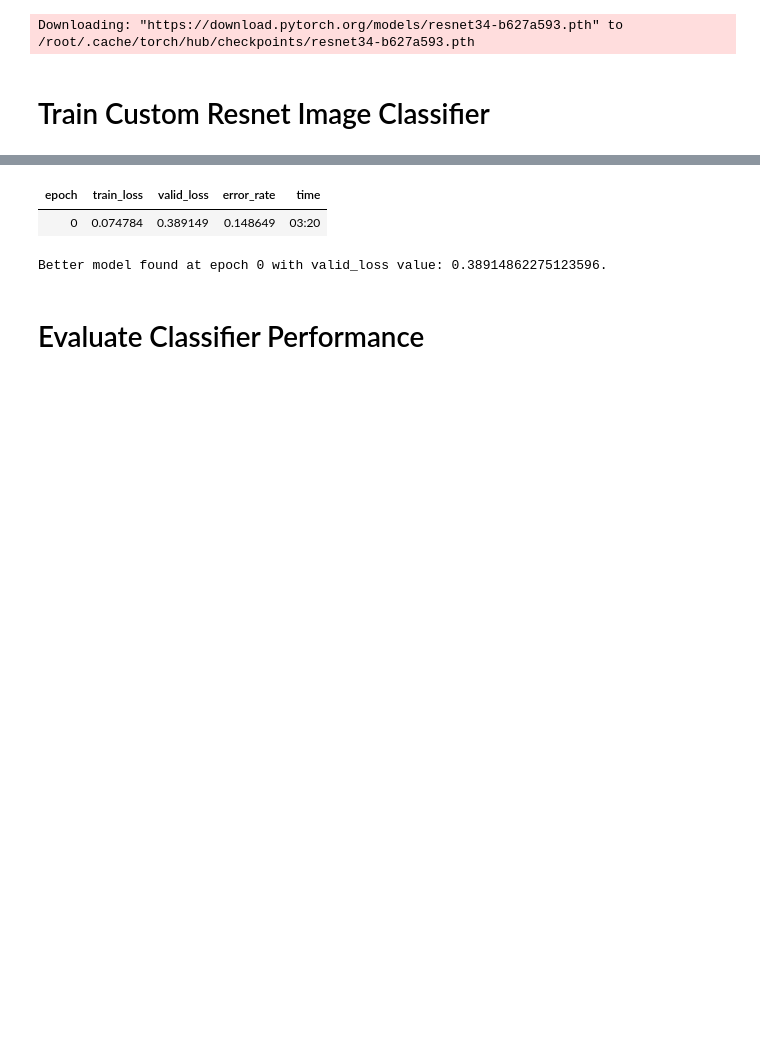
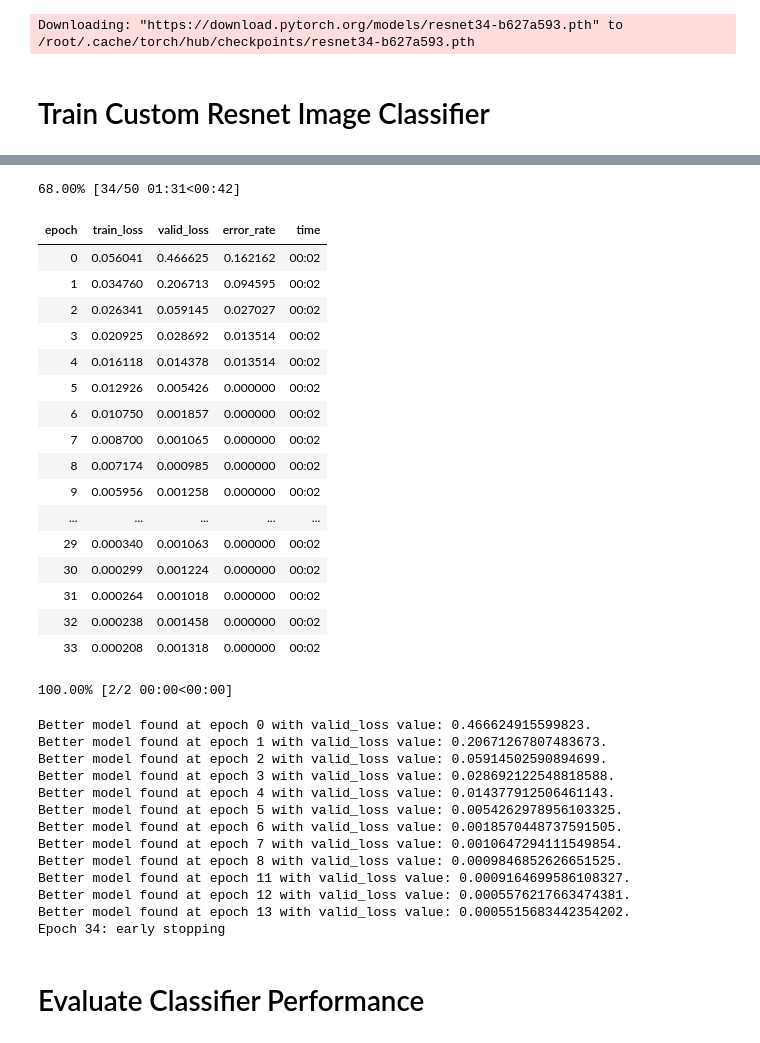
Before and after one commit to JSJeong-me/ResNet, a Jupyter notebook: Remocon_Image_Classifcation.ipynb, the cells around one changed output, grey strips where cells are left out. Saved outputs shown, nothing was run; the diff lists cells and outputs as text; code cells hidden in the pictures; blank space fills up the shorter version.

```diff
--- a/Remocon_Image_Classifcation.ipynb
+++ b/Remocon_Image_Classifcation.ipynb
@@ -132,10 +128,39 @@ optimal_lr = find_appropriate_lr(learn)
 LR Finder is complete, type {learner_name}.recorder.plot() to see the graph.
 # %%
-learn.fit_one_cycle(1, max_lr=slice(optimal_lr/10, optimal_lr), callbacks=[early_stop, save_best_model])
+learn.fit_one_cycle(50, max_lr=slice(optimal_lr/10, optimal_lr), callbacks=[early_stop, save_best_model])
 # %% [output]
+68.00% [34/50 01:31<00:42]
 | epoch | train_loss | valid_loss | error_rate | time |
-| 0 | 0.074784 | 0.389149 | 0.148649 | 03:20 |
+| 0 | 0.056041 | 0.466625 | 0.162162 | 00:02 |
+| 1 | 0.034760 | 0.206713 | 0.094595 | 00:02 |
+| 2 | 0.026341 | 0.059145 | 0.027027 | 00:02 |
+| 3 | 0.020925 | 0.028692 | 0.013514 | 00:02 |
+| 4 | 0.016118 | 0.014378 | 0.013514 | 00:02 |
+| 5 | 0.012926 | 0.005426 | 0.000000 | 00:02 |
+| 6 | 0.010750 | 0.001857 | 0.000000 | 00:02 |
+| 7 | 0.008700 | 0.001065 | 0.000000 | 00:02 |
+| 8 | 0.007174 | 0.000985 | 0.000000 | 00:02 |
+| 9 | 0.005956 | 0.001258 | 0.000000 | 00:02 |
+| ... | ... | ... | ... | ... |
+| 29 | 0.000340 | 0.001063 | 0.000000 | 00:02 |
+| 30 | 0.000299 | 0.001224 | 0.000000 | 00:02 |
+| 31 | 0.000264 | 0.001018 | 0.000000 | 00:02 |
+| 32 | 0.000238 | 0.001458 | 0.000000 | 00:02 |
+| 33 | 0.000208 | 0.001318 | 0.000000 | 00:02 |
-Better model found at epoch 0 with valid_loss value: 0.38914862275123596.
+100.00% [2/2 00:00<00:00]
+Better model found at epoch 0 with valid_loss value: 0.466624915599823.
+Better model found at epoch 1 with valid_loss value: 0.20671267807483673.
+Better model found at epoch 2 with valid_loss value: 0.05914502590894699.
+Better model found at epoch 3 with valid_loss value: 0.028692122548818588.
+Better model found at epoch 4 with valid_loss value: 0.014377912506461143.
+Better model found at epoch 5 with valid_loss value: 0.0054262978956103325.
+Better model found at epoch 6 with valid_loss value: 0.0018570448737591505.
+Better model found at epoch 7 with valid_loss value: 0.0010647294111549854.
+Better model found at epoch 8 with valid_loss value: 0.0009846852626651525.
+Better model found at epoch 11 with valid_loss value: 0.0009164699586108327.
+Better model found at epoch 12 with valid_loss value: 0.0005576217663474381.
+Better model found at epoch 13 with valid_loss value: 0.0005515683442354202.
+Epoch 34: early stopping
 # %%
 learn.load('best_resnet34')
 # %% [markdown]
```
Also changed, not shown: parts of 7 cells of this notebook.
